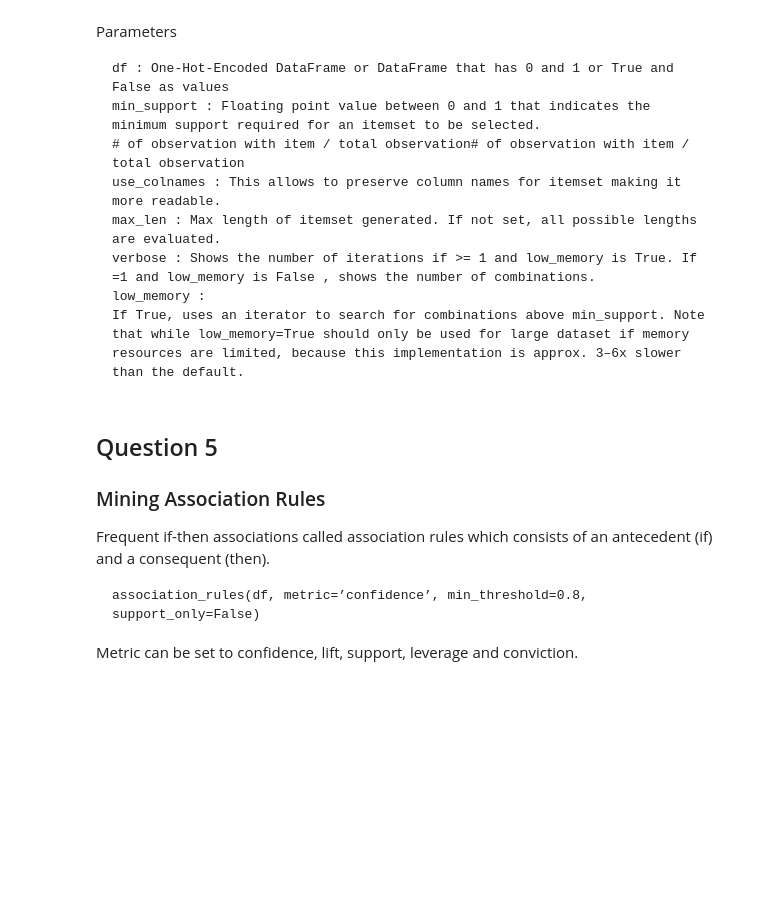
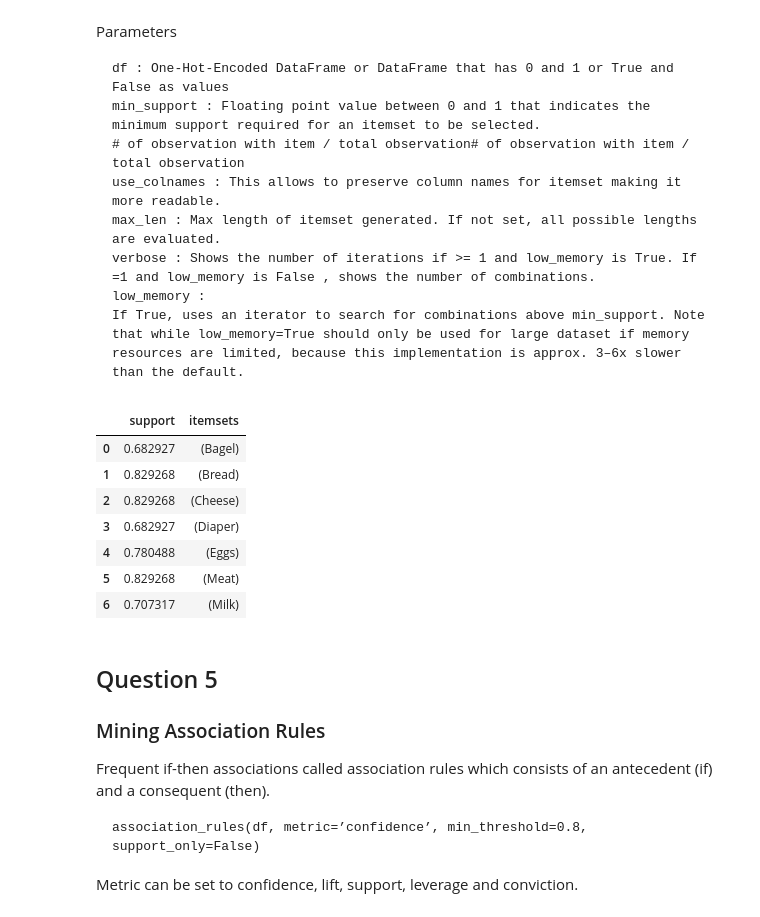
Before and after one commit to Henry-0810/Data-Analysis, a Jupyter notebook: Lab6/Apriori_Lab.ipynb, the cells around one changed output. Drawn from its saved outputs; the diff is of its cells as text; code cells hidden in the pictures; blank space fills up the shorter version.

```diff
--- a/Lab6/Apriori_Lab.ipynb
+++ b/Lab6/Apriori_Lab.ipynb
@@ -67,10 +139,19 @@ Parameters
 # %%
 # Use mlxtend apriori() The output is a data frame with the support for each itemsets.
 
 #Finish the code below
-freq_items = apriori()
+freq_items = apriori(df, min_support=0.0001, use_colnames=True)
 
 freq_items.head(7)
+# %% [output]
+|  | support | itemsets |
+| 0 | 0.682927 | (Bagel) |
+| 1 | 0.829268 | (Bread) |
+| 2 | 0.829268 | (Cheese) |
+| 3 | 0.682927 | (Diaper) |
+| 4 | 0.780488 | (Eggs) |
+| 5 | 0.829268 | (Meat) |
+| 6 | 0.707317 | (Milk) |
 # %% [markdown]
 ## Question 5
 ### Mining Association Rules
```
Also changed, not shown: parts of 6 cells of this notebook.
